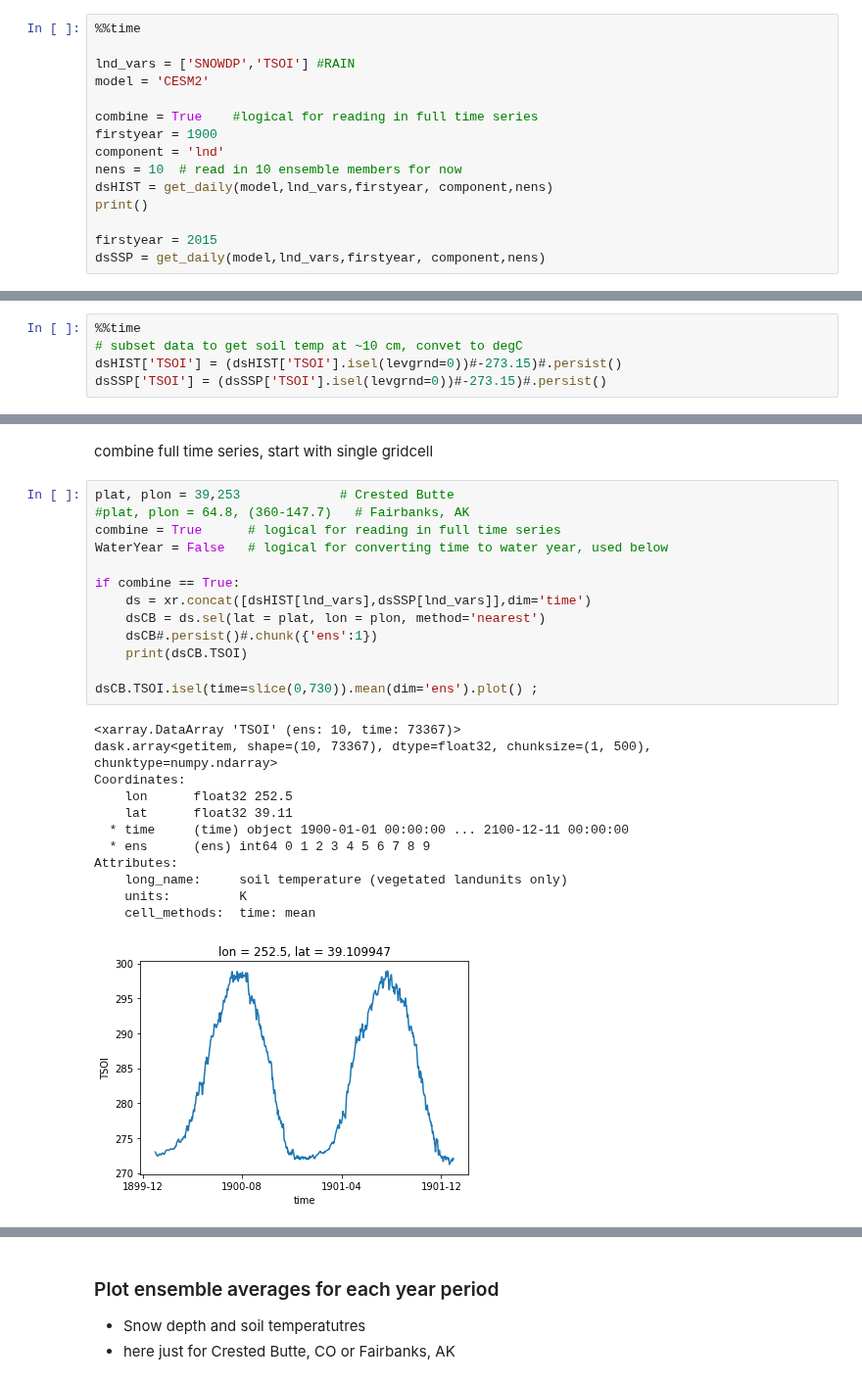
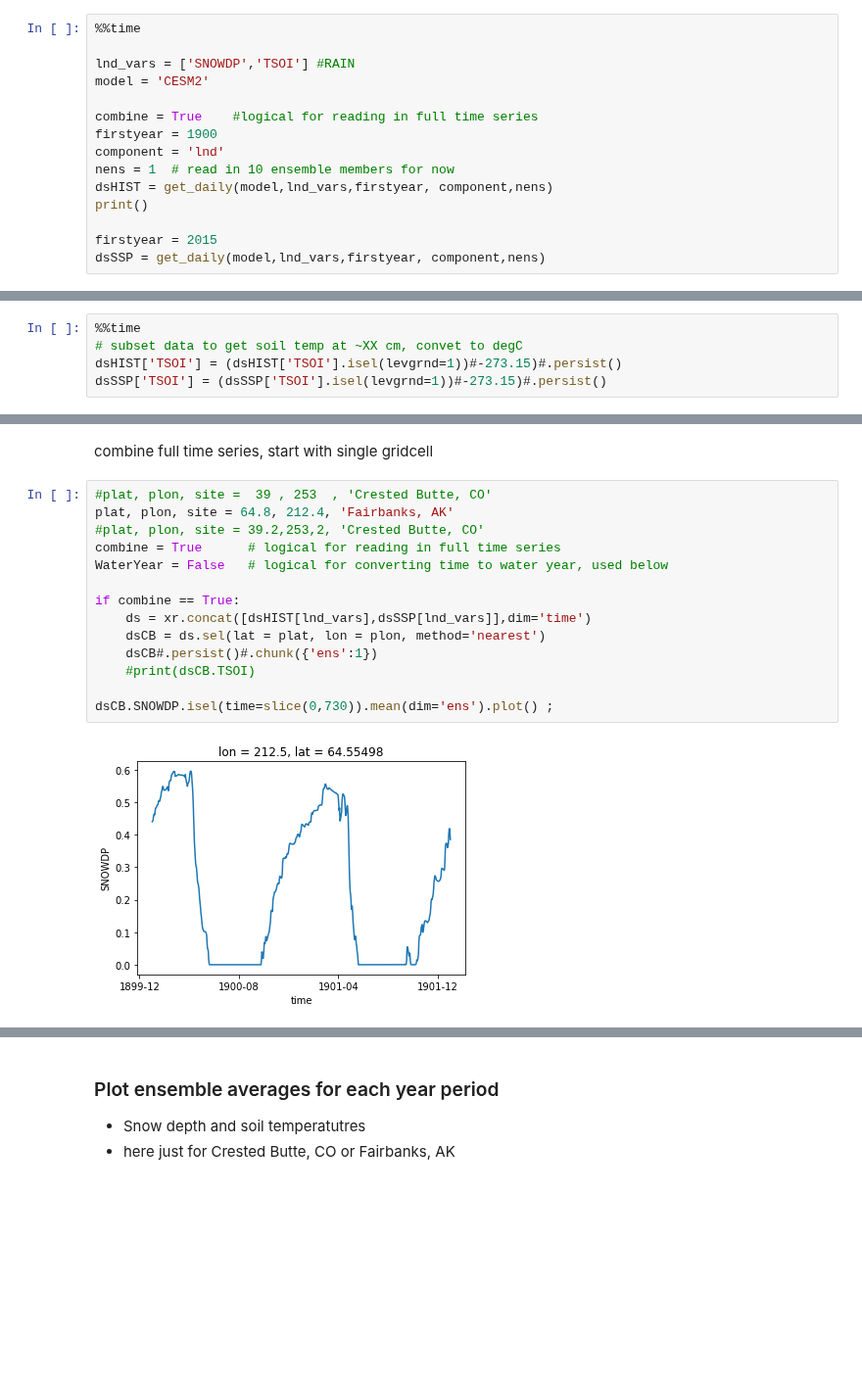
Before and after one commit to wwieder/cesm-lens, a Jupyter notebook: notebooks/lens2_RainSnow.ipynb, the cells around one changed output, grey strips where cells are left out. Shown at 98% size. Drawn from its saved outputs; the diff is of its cells as text; blank space fills up the shorter version.

```diff
--- a/notebooks/lens2_RainSnow.ipynb
+++ b/notebooks/lens2_RainSnow.ipynb
@@ -184,7 +184,7 @@ model = 'CESM2'
 combine = True    #logical for reading in full time series
 firstyear = 1900
 component = 'lnd'
-nens = 10  # read in 10 ensemble members for now
+nens = 1  # read in 10 ensemble members for now
 dsHIST = get_daily(model,lnd_vars,firstyear, component,nens)
 print()
 
@@ -196,6 +196,6 @@ Wall time: 21.5 s
 # %%
 %%time
-# subset data to get soil temp at ~10 cm, convet to degC
-dsHIST['TSOI'] = (dsHIST['TSOI'].isel(levgrnd=0))#-273.15)#.persist()
-dsSSP['TSOI'] = (dsSSP['TSOI'].isel(levgrnd=0))#-273.15)#.persist()
+# subset data to get soil temp at ~XX cm, convet to degC
+dsHIST['TSOI'] = (dsHIST['TSOI'].isel(levgrnd=1))#-273.15)#.persist()
+dsSSP['TSOI'] = (dsSSP['TSOI'].isel(levgrnd=1))#-273.15)#.persist()
 # %% [output]
@@ -204,28 +204,18 @@ Wall time: 63.6 ms
 # %% [markdown]
 combine full time series, start with single gridcell
 # %%
-plat, plon = 39,253             # Crested Butte
-#plat, plon = 64.8, (360-147.7)   # Fairbanks, AK
+#plat, plon, site =  39 , 253  , 'Crested Butte, CO'
+plat, plon, site = 64.8, 212.4, 'Fairbanks, AK'
+#plat, plon, site = 39.2,253,2, 'Crested Butte, CO'
 combine = True      # logical for reading in full time series
 WaterYear = False   # logical for converting time to water year, used below
 
 if combine == True:
     ds = xr.concat([dsHIST[lnd_vars],dsSSP[lnd_vars]],dim='time')
     dsCB = ds.sel(lat = plat, lon = plon, method='nearest')
     dsCB#.persist()#.chunk({'ens':1})
-    print(dsCB.TSOI)
+    #print(dsCB.TSOI)
 
-dsCB.TSOI.isel(time=slice(0,730)).mean(dim='ens').plot() ;
+dsCB.SNOWDP.isel(time=slice(0,730)).mean(dim='ens').plot() ;
 # %% [output]
-<xarray.DataArray 'TSOI' (ens: 10, time: 73367)>
-dask.array<getitem, shape=(10, 73367), dtype=float32, chunksize=(1, 500), chunktype=numpy.ndarray>
-Coordinates:
-    lon      float32 252.5
-    lat      float32 39.11
-  * time     (time) object 1900-01-01 00:00:00 ... 2100-12-11 00:00:00
-  * ens      (ens) int64 0 1 2 3 4 5 6 7 8 9
-Attributes:
-    long_name:     soil temperature (vegetated landunits only)
-    units:         K
-    cell_methods:  time: mean
-[figure, old version]
+[figure, new version]
```
Also changed, not shown: parts of 24 cells of this notebook.
